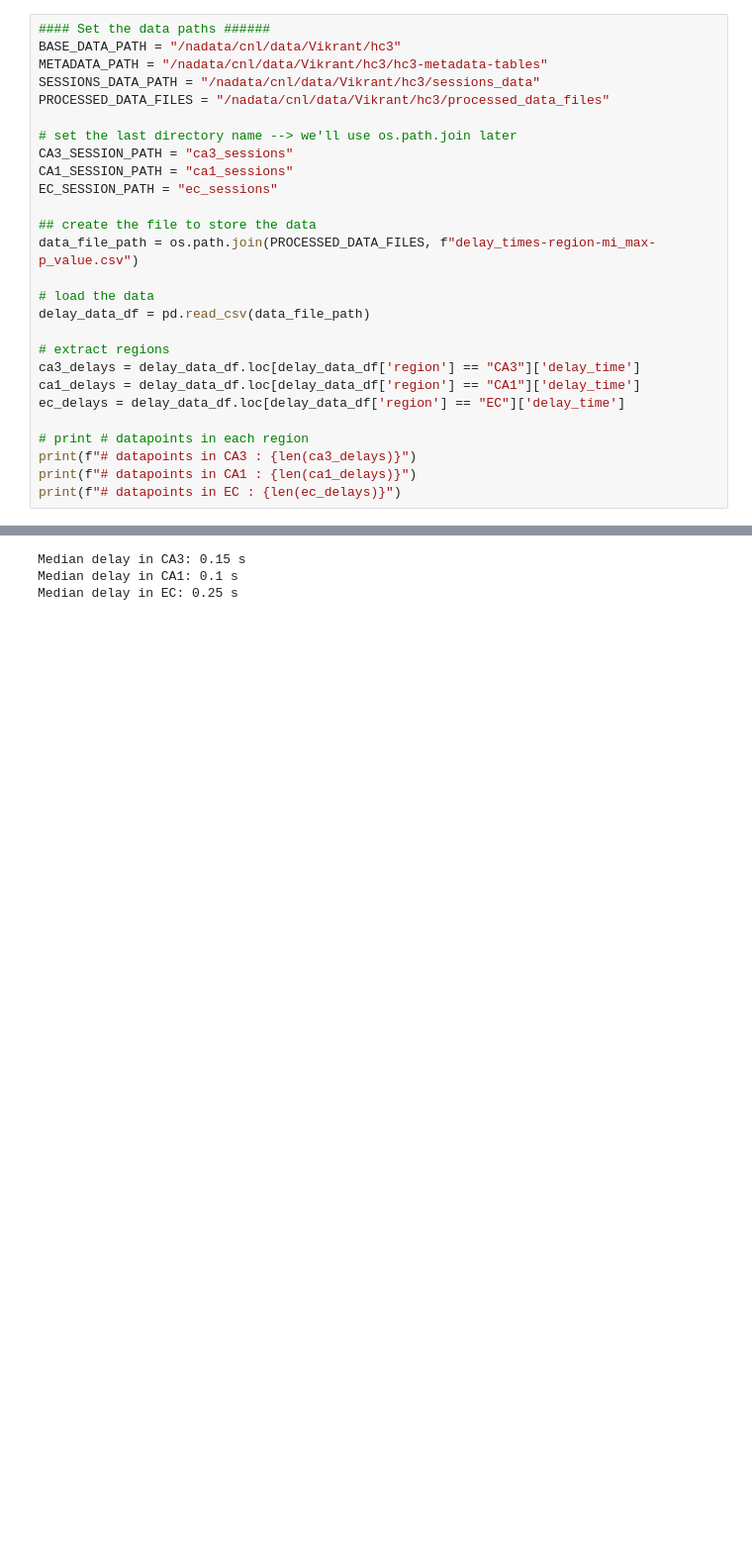
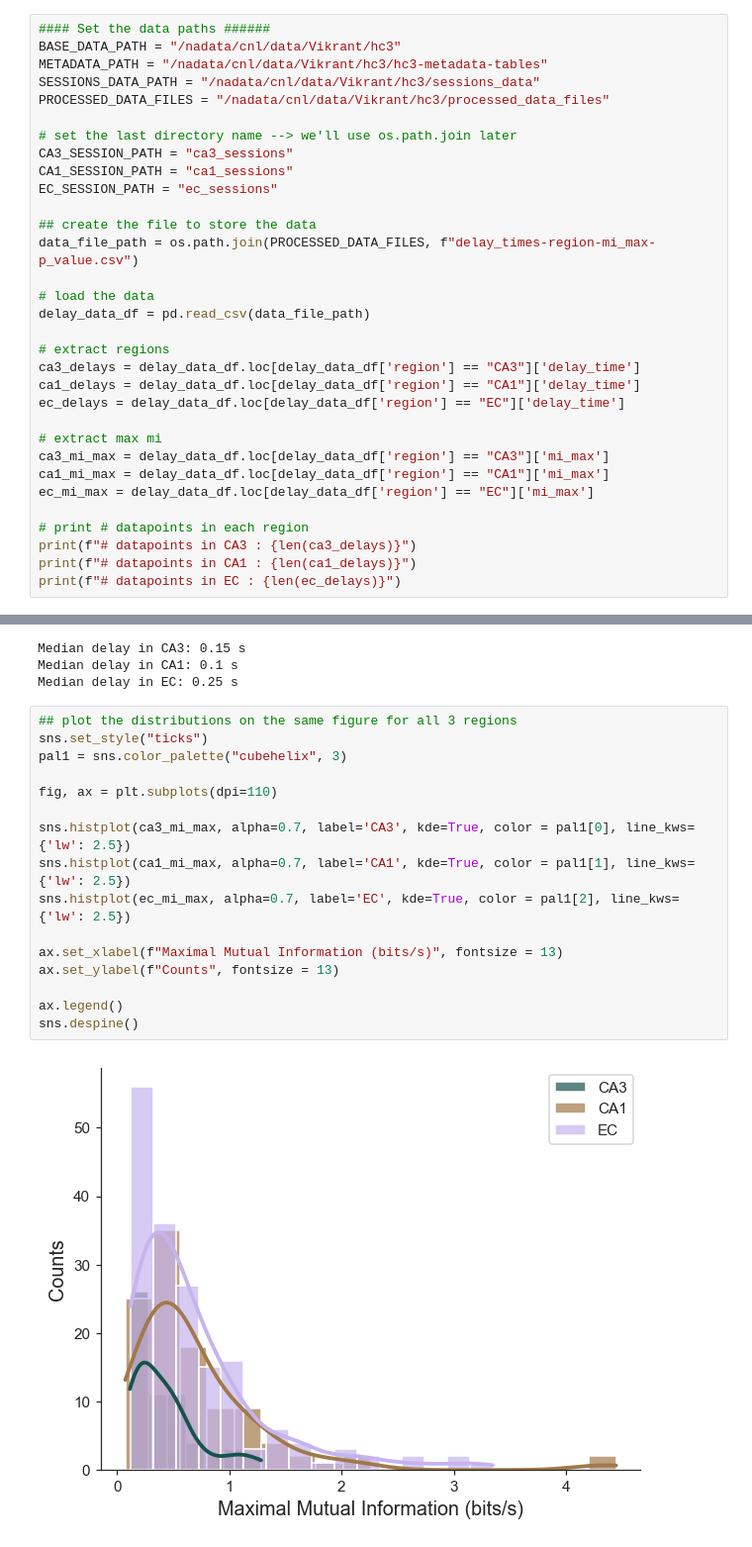
Before and after one commit to vjaltare/hippocampus-predictive-coding, a Jupyter notebook: analysis_scripts/preliminary-analysis.ipynb, the cells around one changed output, grey strips where cells are left out. Shown at 99% size. Saved outputs shown, nothing was run; the diff lists cells and outputs as text; blank space fills up the shorter version.

```diff
--- a/analysis_scripts/preliminary-analysis.ipynb
+++ b/analysis_scripts/preliminary-analysis.ipynb
@@ -68,6 +68,11 @@ ca3_delays = delay_data_df.loc[delay_data_df['region'] == "CA3"]['delay_time']
 ca1_delays = delay_data_df.loc[delay_data_df['region'] == "CA1"]['delay_time']
 ec_delays = delay_data_df.loc[delay_data_df['region'] == "EC"]['delay_time']
 
+# extract max mi
+ca3_mi_max = delay_data_df.loc[delay_data_df['region'] == "CA3"]['mi_max']
+ca1_mi_max = delay_data_df.loc[delay_data_df['region'] == "CA1"]['mi_max']
+ec_mi_max = delay_data_df.loc[delay_data_df['region'] == "EC"]['mi_max']
+
 # print # datapoints in each region
 print(f"# datapoints in CA3 : {len(ca3_delays)}")
 print(f"# datapoints in CA1 : {len(ca1_delays)}")
@@ -147,3 +152,21 @@ print(f"Median delay in EC: {ec_med_delay} s")
 Median delay in CA3: 0.15 s
 Median delay in CA1: 0.1 s
 Median delay in EC: 0.25 s
+# %%
+## plot the distributions on the same figure for all 3 regions
+sns.set_style("ticks")
+pal1 = sns.color_palette("cubehelix", 3)
+
+fig, ax = plt.subplots(dpi=110)
+
+sns.histplot(ca3_mi_max, alpha=0.7, label='CA3', kde=True, color = pal1[0], line_kws={'lw': 2.5})
+sns.histplot(ca1_mi_max, alpha=0.7, label='CA1', kde=True, color = pal1[1], line_kws={'lw': 2.5})
+sns.histplot(ec_mi_max, alpha=0.7, label='EC', kde=True, color = pal1[2], line_kws={'lw': 2.5})
+
+ax.set_xlabel(f"Maximal Mutual Information (bits/s)", fontsize = 13)
+ax.set_ylabel(f"Counts", fontsize = 13)
+
+ax.legend()
+sns.despine()
+# %% [output]
+[figure, added]
```
